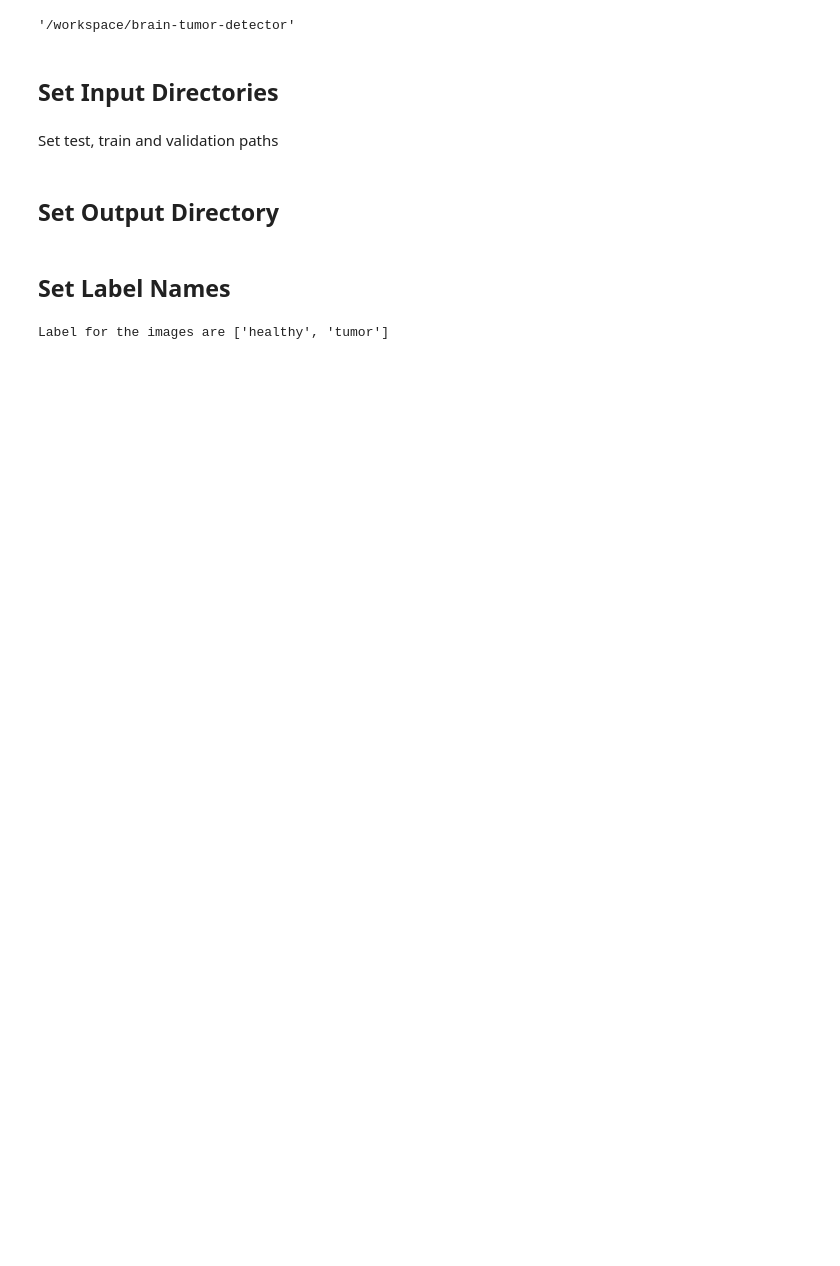
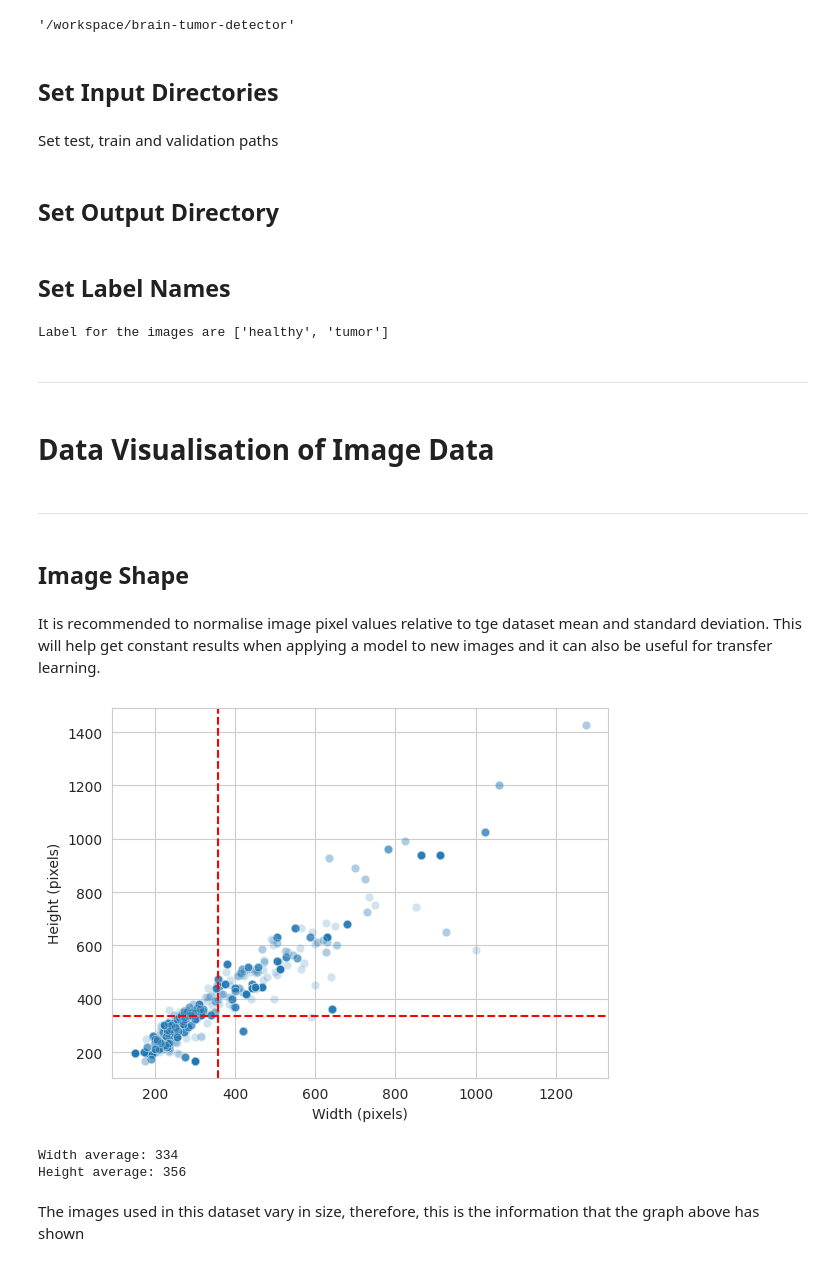
Before and after one commit to lgaudencio/brain-tumor-detector, a Jupyter notebook: jupyter_notebooks/02_Data_Visualisation.ipynb, the cells around one changed output. Saved outputs shown, nothing was run; the diff lists cells and outputs as text; code cells hidden in the pictures; blank space fills up the shorter version.

Commit message:
Compute the image shape for the dataset

```diff
--- a/jupyter_notebooks/02_Data_Visualisation.ipynb
+++ b/jupyter_notebooks/02_Data_Visualisation.ipynb
@@ -73,3 +73,40 @@ labels = os.listdir(train_path)
 print('Label for the images are', labels)
 # %% [output]
 Label for the images are ['healthy', 'tumor']
+# %% [markdown]
+---
+# %% [markdown]
+# Data Visualisation of Image Data
+# %% [markdown]
+---
+# %% [markdown]
+## Image Shape
+# %% [markdown]
+It is recommended to normalise image pixel values relative to tge dataset mean and standard deviation. This will help get constant results when applying a model to new images and it can also be useful for transfer learning.
+# %%
+# Analyse the dimensions of the images
+image_height, image_width = [], []
+for label in labels:
+    for image_file in os.listdir(os.path.join(train_path, label)):
+        image = imread(os.path.join(train_path, label, image_file))
+        image_height.append(image.shape[0])
+        image_width.append(image.shape[1])
+
+# Plot image dimensions on a graph
+sns.set_style("whitegrid")
+fig, axes = plt.subplots()
+sns.scatterplot(x=image_width, y=image_height, alpha=0.2)
+axes.set_xlabel("Width (pixels)")
+axes.set_ylabel("Height (pixels)")
+image_height_mean = int(np.array(image_height).mean())
+image_width_mean = int(np.array(image_width).mean())
+axes.axvline(x=image_height_mean, color='r', linestyle='--')
+axes.axhline(y=image_width_mean, color='r', linestyle='--')
+plt.show()
+print(f"Width average: {image_width_mean} \nHeight average: {image_height_mean}")
+# %% [output]
+[figure, added]
+Width average: 334
+Height average: 356
+# %% [markdown]
+The images used in this dataset vary in size, therefore, this is the information that the graph above has shown
```
